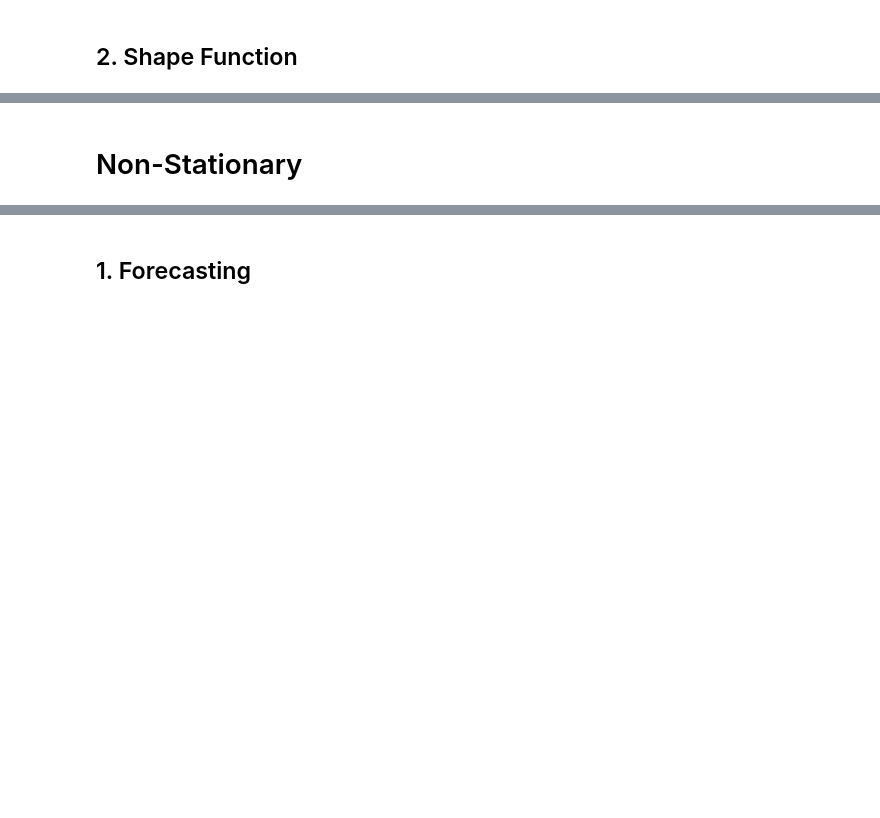
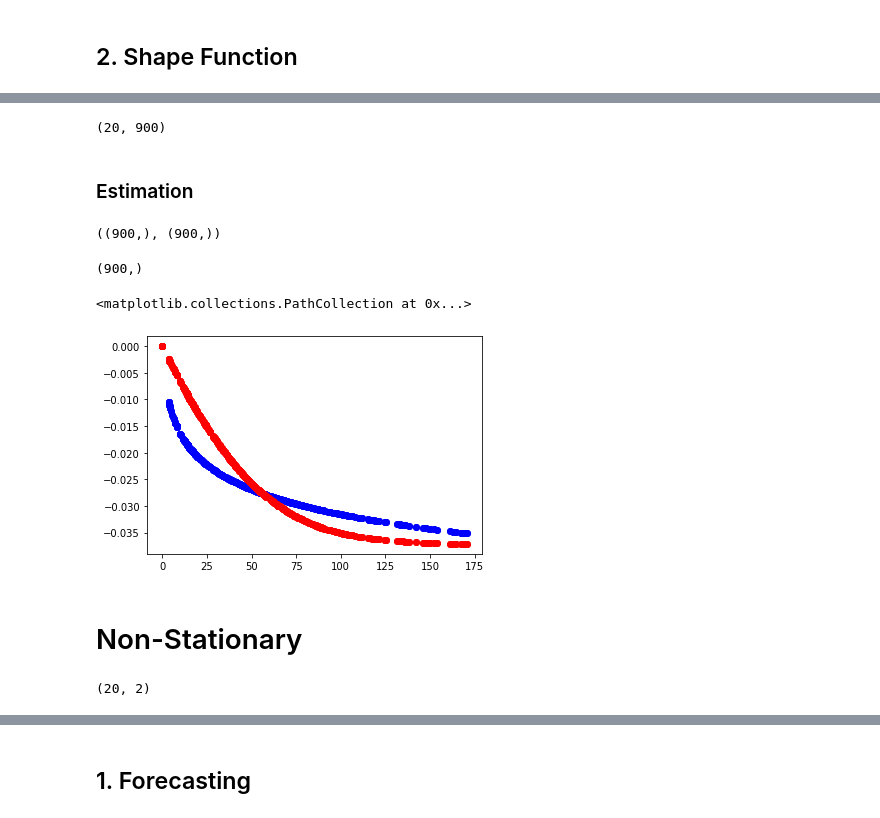
Before and after one commit to isVy08/ESTF, a Jupyter notebook: viz.ipynb, the cells around one changed output, grey strips where cells are left out. Saved outputs shown, nothing was run; the diff lists cells and outputs as text; code cells hidden in the pictures; blank space fills up the shorter version.

```diff
--- a/viz.ipynb
+++ b/viz.ipynb
@@ -124,0 +119,7 @@ plt.show()
+# %%
+F.shape
+F = F.mean(0)
+# %% [output]
+(20, 900)
+# %% [markdown]
+### Estimation
@@ -125,2 +133,20 @@ plt.show()
+# %%
+F_hats = load_pickle('output/stationary/out1.pickle')[2]
+# %%
+F_hats = F_hats.mean(0)
+F.shape, F_hats.shape
+# %% [output]
+((900,), (900,))
+# %%
+F_hats.shape
+# %% [output]
+(900,)
+# %%
+idx = np.argwhere(d <= 500)
+plt.scatter(d[idx,], F[idx,], c='b', label='Actual SF')
+plt.scatter(d[idx,], F_hats[idx, ], c='r', label='Estimated SF')
+# %% [output]
+<matplotlib.collections.PathCollection at 0x...>
+[figure, added]
 # %% [markdown]
 # Non-Stationary
@@ -132,0 +155,4 @@ alphas = get_alphas('data/nst_sim/alphas.csv')
+# %%
+alphas.shape
+# %% [output]
+(20, 2)
```
Also changed, not shown: parts of 19 cells of this notebook, 8 other files.
